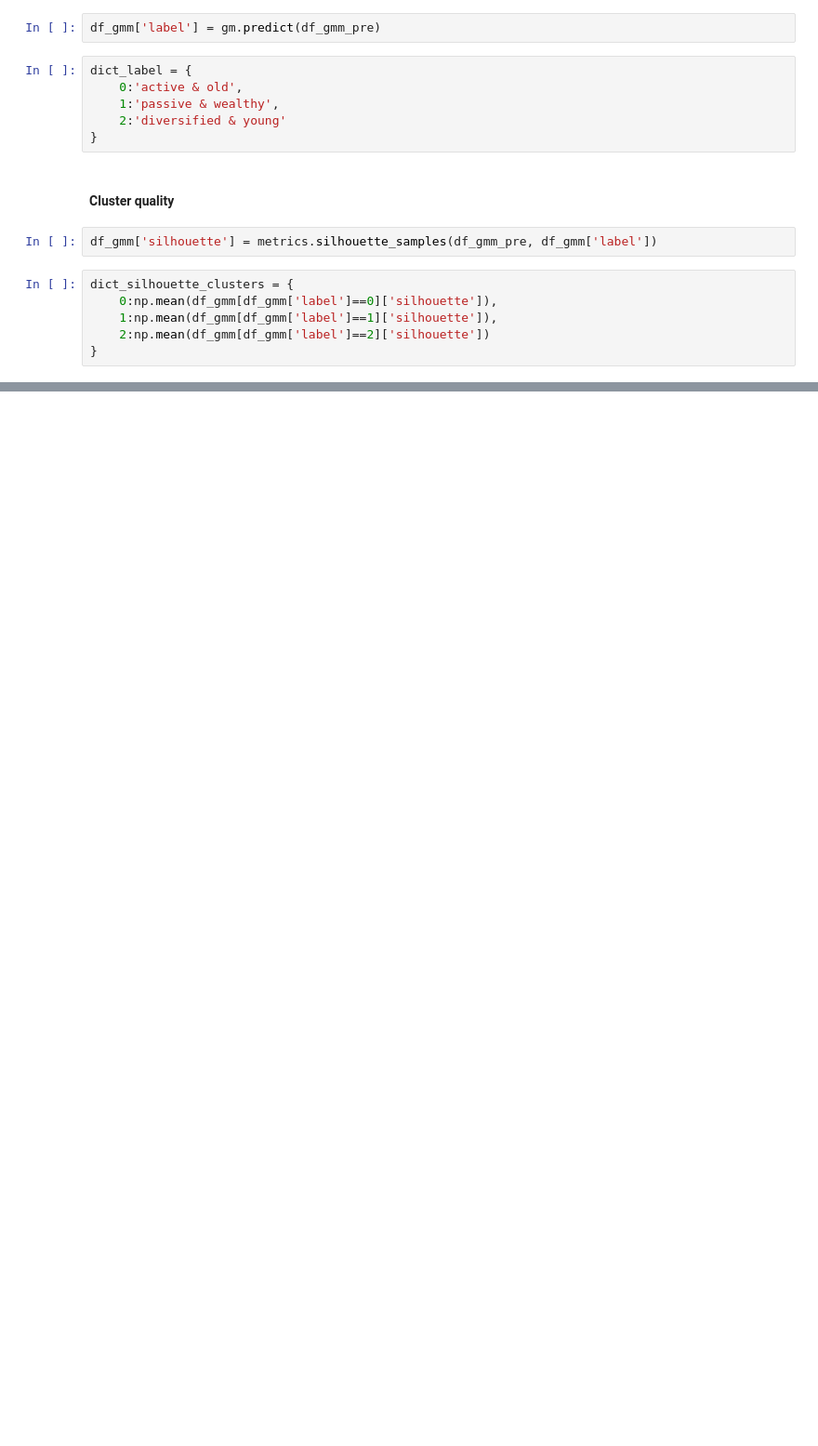
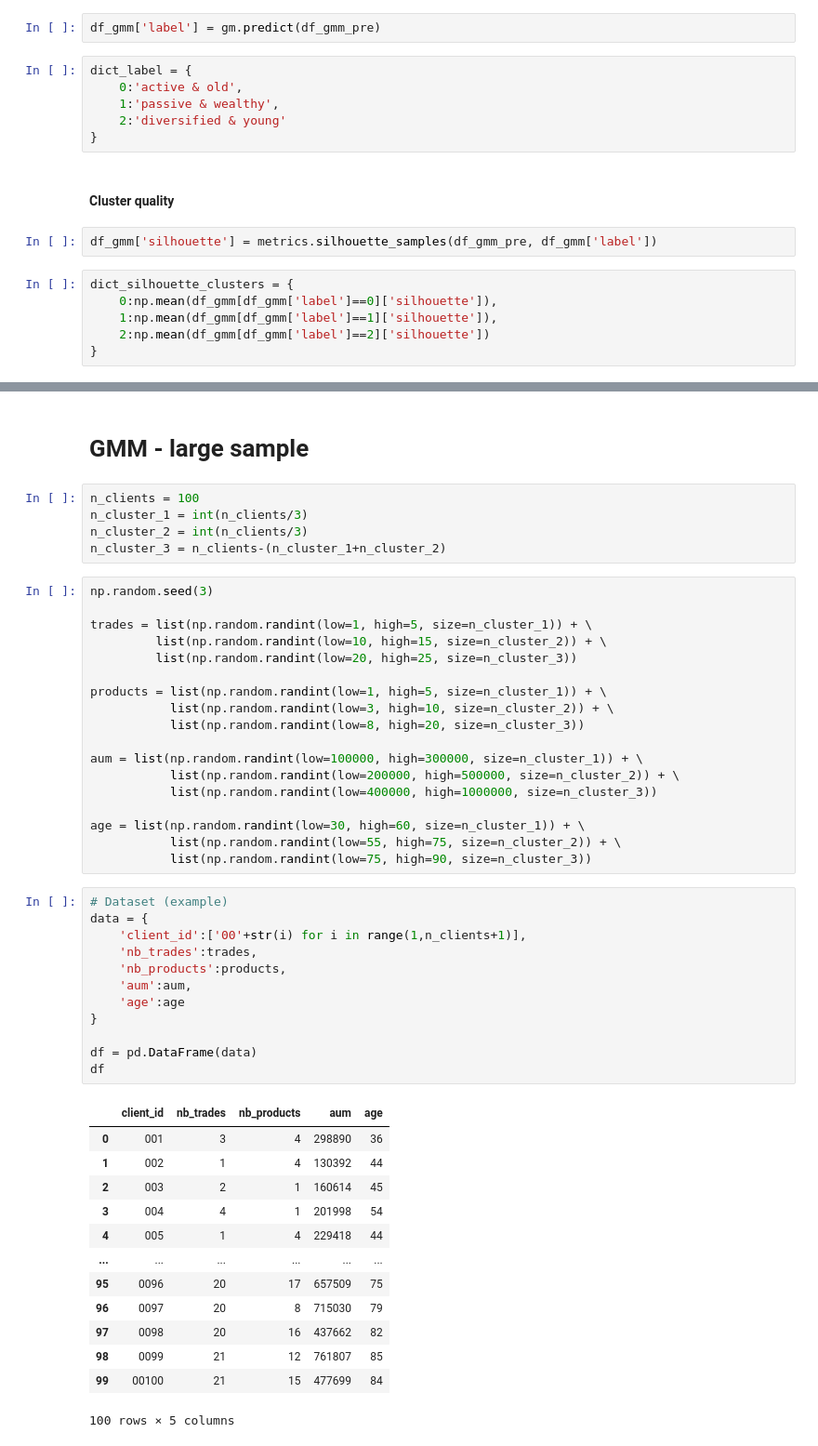
Before and after one commit to savoga/clustering-article, a Jupyter notebook: clustering-visualization-article.ipynb, the cells around one changed output, grey strips where cells are left out. Shown: that part at 93% size. Cells and saved outputs as stored; diff of their text form; blank space fills up the shorter version.

Commit message:
use larger sample

```diff
--- a/clustering-visualization-article.ipynb
+++ b/clustering-visualization-article.ipynb
@@ -246,0 +280,51 @@ df_gmm[df_gmm['label']==1]
+# %% [markdown]
+# GMM - large sample
+# %%
+n_clients = 100
+n_cluster_1 = int(n_clients/3)
+n_cluster_2 = int(n_clients/3)
+n_cluster_3 = n_clients-(n_cluster_1+n_cluster_2)
+# %%
+np.random.seed(3)
+
+trades = list(np.random.randint(low=1, high=5, size=n_cluster_1)) + \
+         list(np.random.randint(low=10, high=15, size=n_cluster_2)) + \
+         list(np.random.randint(low=20, high=25, size=n_cluster_3))
+
+products = list(np.random.randint(low=1, high=5, size=n_cluster_1)) + \
+           list(np.random.randint(low=3, high=10, size=n_cluster_2)) + \
+           list(np.random.randint(low=8, high=20, size=n_cluster_3))
+
+aum = list(np.random.randint(low=100000, high=300000, size=n_cluster_1)) + \
+           list(np.random.randint(low=200000, high=500000, size=n_cluster_2)) + \
+           list(np.random.randint(low=400000, high=1000000, size=n_cluster_3))
+
+age = list(np.random.randint(low=30, high=60, size=n_cluster_1)) + \
+           list(np.random.randint(low=55, high=75, size=n_cluster_2)) + \
+           list(np.random.randint(low=75, high=90, size=n_cluster_3))
+# %%
+# Dataset (example)
+data = {
+    'client_id':['00'+str(i) for i in range(1,n_clients+1)],
+    'nb_trades':trades,
+    'nb_products':products,
+    'aum':aum,
+    'age':age
+}
+
+df = pd.DataFrame(data)
+df
+# %% [output]
+|  | client_id | nb_trades | nb_products | aum | age |
+| 0 | 001 | 3 | 4 | 298890 | 36 |
+| 1 | 002 | 1 | 4 | 130392 | 44 |
+| 2 | 003 | 2 | 1 | 160614 | 45 |
+| 3 | 004 | 4 | 1 | 201998 | 54 |
+| 4 | 005 | 1 | 4 | 229418 | 44 |
+| ... | ... | ... | ... | ... | ... |
+| 95 | 0096 | 20 | 17 | 657509 | 75 |
+| 96 | 0097 | 20 | 8 | 715030 | 79 |
+| 97 | 0098 | 20 | 16 | 437662 | 82 |
+| 98 | 0099 | 21 | 12 | 761807 | 85 |
+| 99 | 00100 | 21 | 15 | 477699 | 84 |
+100 rows × 5 columns
```
Also changed, not shown: parts of 15 cells of this notebook, 10 other files.
